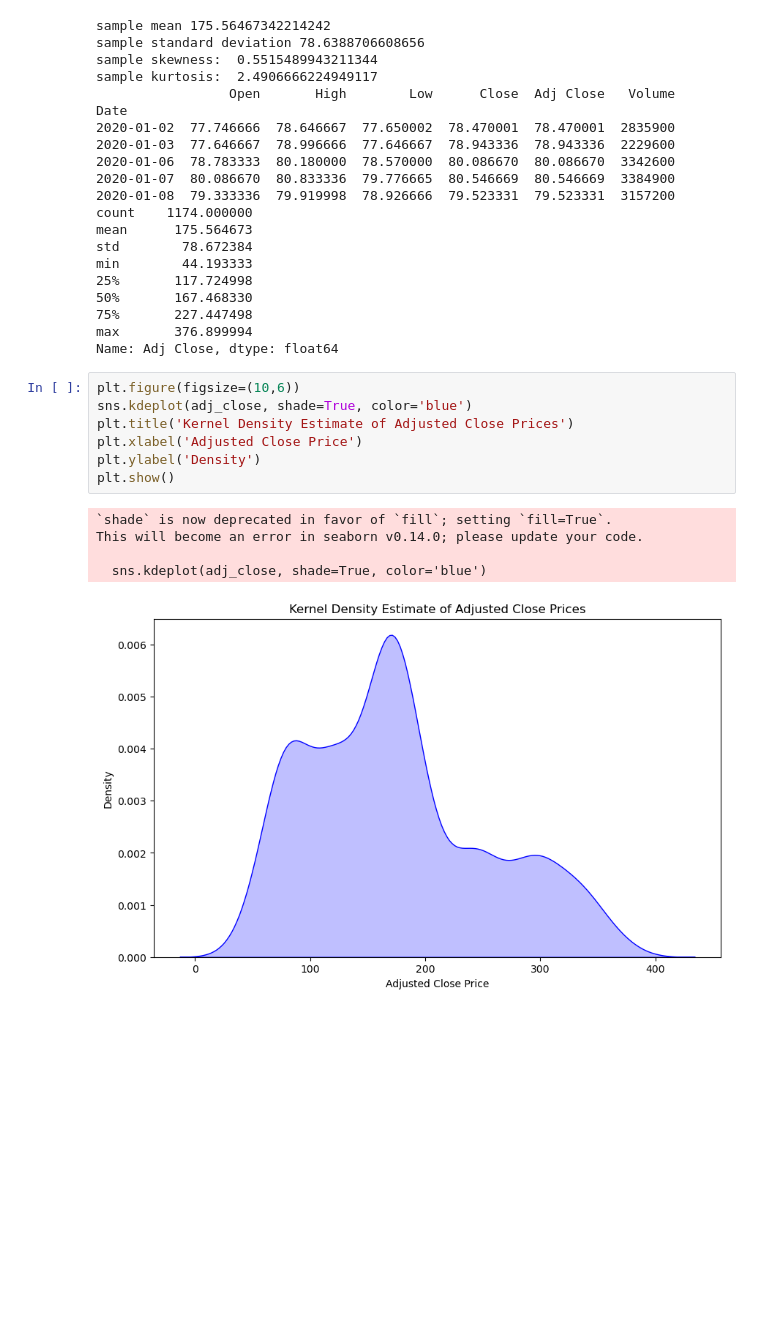
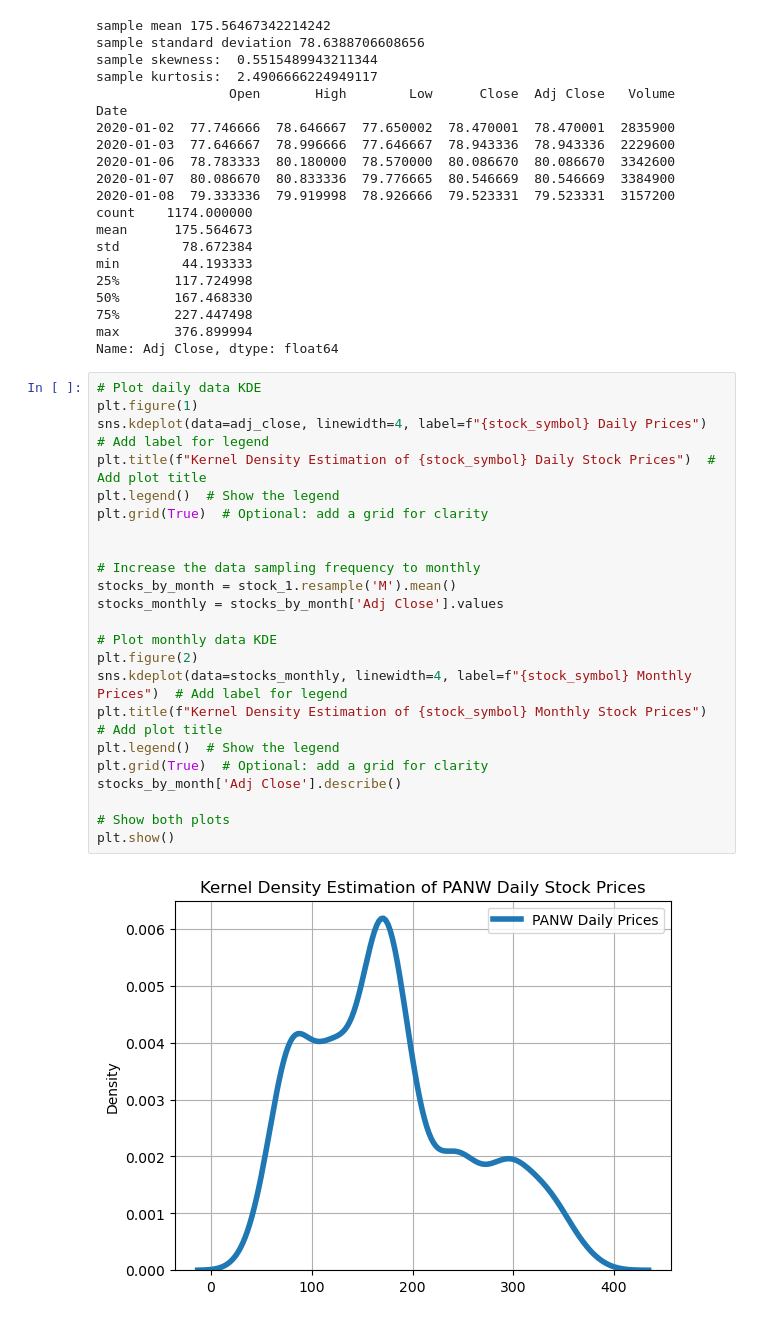
Before and after one commit to ZuiTaoNEU/datascience, a Jupyter notebook: assignment1.ipynb, the cells around one changed output. Drawn from its saved outputs; the diff is of its cells as text; blank space fills up the shorter version.

```diff
--- a/assignment1.ipynb
+++ b/assignment1.ipynb
@@ -47,16 +47,28 @@ min        44.193333
 75%       227.447498
 max       376.899994
 Name: Adj Close, dtype: float64
-# %%
-plt.figure(figsize=(10,6))
-sns.kdeplot(adj_close, shade=True, color='blue')
-plt.title('Kernel Density Estimate of Adjusted Close Prices')
-plt.xlabel('Adjusted Close Price')
-plt.ylabel('Density')
-plt.show()
-# %% [output]
-`shade` is now deprecated in favor of `fill`; setting `fill=True`.
-This will become an error in seaborn v0.14.0; please update your code.
-
-  sns.kdeplot(adj_close, shade=True, color='blue')
-[figure, removed]
+# %%
+# Plot daily data KDE
+plt.figure(1)
+sns.kdeplot(data=adj_close, linewidth=4, label=f"{stock_symbol} Daily Prices")  # Add label for legend
+plt.title(f"Kernel Density Estimation of {stock_symbol} Daily Stock Prices")  # Add plot title
+plt.legend()  # Show the legend
+plt.grid(True)  # Optional: add a grid for clarity
+
+
+# Increase the data sampling frequency to monthly
+stocks_by_month = stock_1.resample('M').mean()
+stocks_monthly = stocks_by_month['Adj Close'].values
+
+# Plot monthly data KDE
+plt.figure(2)
+sns.kdeplot(data=stocks_monthly, linewidth=4, label=f"{stock_symbol} Monthly Prices")  # Add label for legend
+plt.title(f"Kernel Density Estimation of {stock_symbol} Monthly Stock Prices")  # Add plot title
+plt.legend()  # Show the legend
+plt.grid(True)  # Optional: add a grid for clarity
+stocks_by_month['Adj Close'].describe()
+
+# Show both plots
+plt.show()
+# %% [output]
+[figure, added]
```
Also changed, not shown: parts of 6 cells of this notebook.
